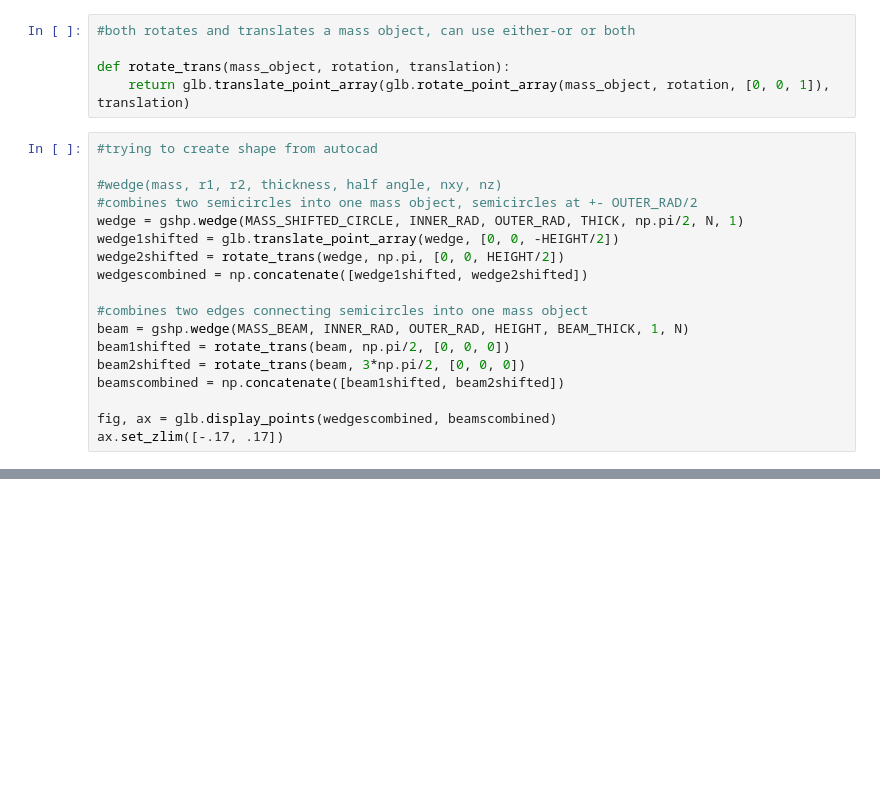
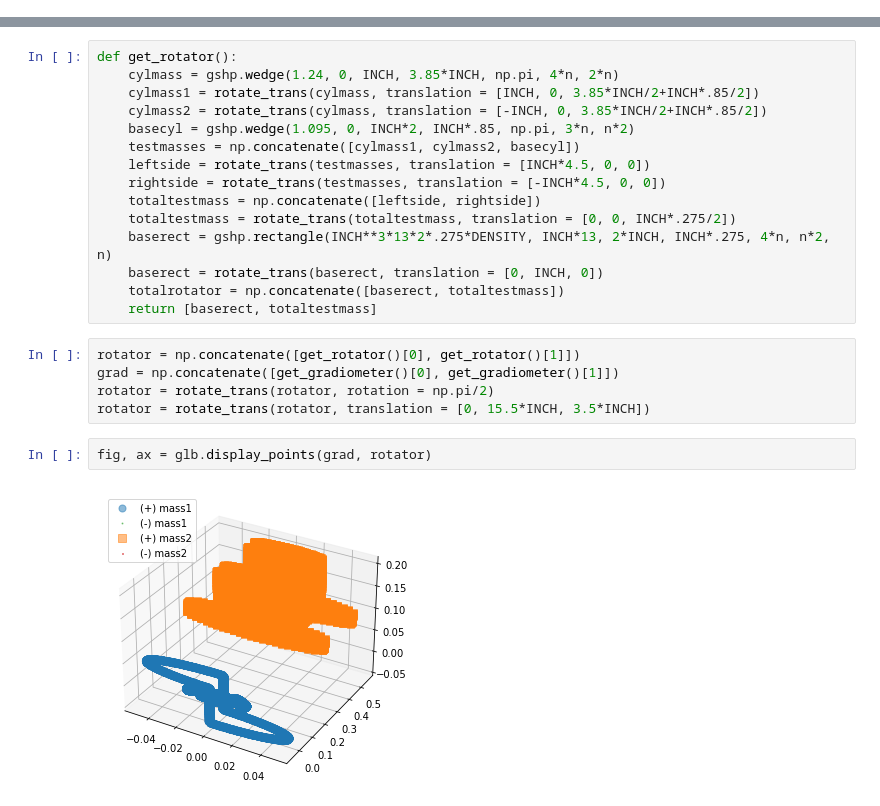
Before and after one commit to JoeyTurn/grav_physics, a Jupyter notebook: GravMomentCalculations.ipynb, the cells around one changed output, grey strips where cells are left out. Drawn from its saved outputs; the diff is of its cells as text; blank space fills up the shorter version.

```diff
--- a/GravMomentCalculations.ipynb
+++ b/GravMomentCalculations.ipynb
@@ -21,23 +0,0 @@ MASS_BEAM = (DENSITY*BEAM_THICK/2*HEIGHT*(OUTER_RAD-INNER_RAD)**2)
-# %%
-#both rotates and translates a mass object, can use either-or or both
-
-def rotate_trans(mass_object, rotation, translation):
-    return glb.translate_point_array(glb.rotate_point_array(mass_object, rotation, [0, 0, 1]), translation)
-# %%
-#trying to create shape from autocad
-
-#wedge(mass, r1, r2, thickness, half angle, nxy, nz)
-#combines two semicircles into one mass object, semicircles at +- OUTER_RAD/2
-wedge = gshp.wedge(MASS_SHIFTED_CIRCLE, INNER_RAD, OUTER_RAD, THICK, np.pi/2, N, 1)
-wedge1shifted = glb.translate_point_array(wedge, [0, 0, -HEIGHT/2])
-wedge2shifted = rotate_trans(wedge, np.pi, [0, 0, HEIGHT/2])
-wedgescombined = np.concatenate([wedge1shifted, wedge2shifted])
-
-#combines two edges connecting semicircles into one mass object
-beam = gshp.wedge(MASS_BEAM, INNER_RAD, OUTER_RAD, HEIGHT, BEAM_THICK, 1, N)
-beam1shifted = rotate_trans(beam, np.pi/2, [0, 0, 0])
-beam2shifted = rotate_trans(beam, 3*np.pi/2, [0, 0, 0])
-beamscombined = np.concatenate([beam1shifted, beam2shifted])
-
-fig, ax = glb.display_points(wedgescombined, beamscombined)
-ax.set_zlim([-.17, .17])
@@ -227,0 +153,24 @@ for i in range(len(OUTERRADINC)):
+# %%
+def get_rotator():
+    cylmass = gshp.wedge(1.24, 0, INCH, 3.85*INCH, np.pi, 4*n, 2*n)
+    cylmass1 = rotate_trans(cylmass, translation = [INCH, 0, 3.85*INCH/2+INCH*.85/2])
+    cylmass2 = rotate_trans(cylmass, translation = [-INCH, 0, 3.85*INCH/2+INCH*.85/2])
+    basecyl = gshp.wedge(1.095, 0, INCH*2, INCH*.85, np.pi, 3*n, n*2)
+    testmasses = np.concatenate([cylmass1, cylmass2, basecyl])
+    leftside = rotate_trans(testmasses, translation = [INCH*4.5, 0, 0])
+    rightside = rotate_trans(testmasses, translation = [-INCH*4.5, 0, 0])
+    totaltestmass = np.concatenate([leftside, rightside])
+    totaltestmass = rotate_trans(totaltestmass, translation = [0, 0, INCH*.275/2])
+    baserect = gshp.rectangle(INCH**3*13*2*.275*DENSITY, INCH*13, 2*INCH, INCH*.275, 4*n, n*2, n)
+    baserect = rotate_trans(baserect, translation = [0, INCH, 0])
+    totalrotator = np.concatenate([baserect, totaltestmass])
+    return [baserect, totaltestmass]
+# %%
+rotator = np.concatenate([get_rotator()[0], get_rotator()[1]])
+grad = np.concatenate([get_gradiometer()[0], get_gradiometer()[1]])
+rotator = rotate_trans(rotator, rotation = np.pi/2)
+rotator = rotate_trans(rotator, translation = [0, 15.5*INCH, 3.5*INCH])
+# %%
+fig, ax = glb.display_points(grad, rotator)
+# %% [output]
+[figure, added]
```
Also changed, not shown: parts of 76 cells of this notebook.
